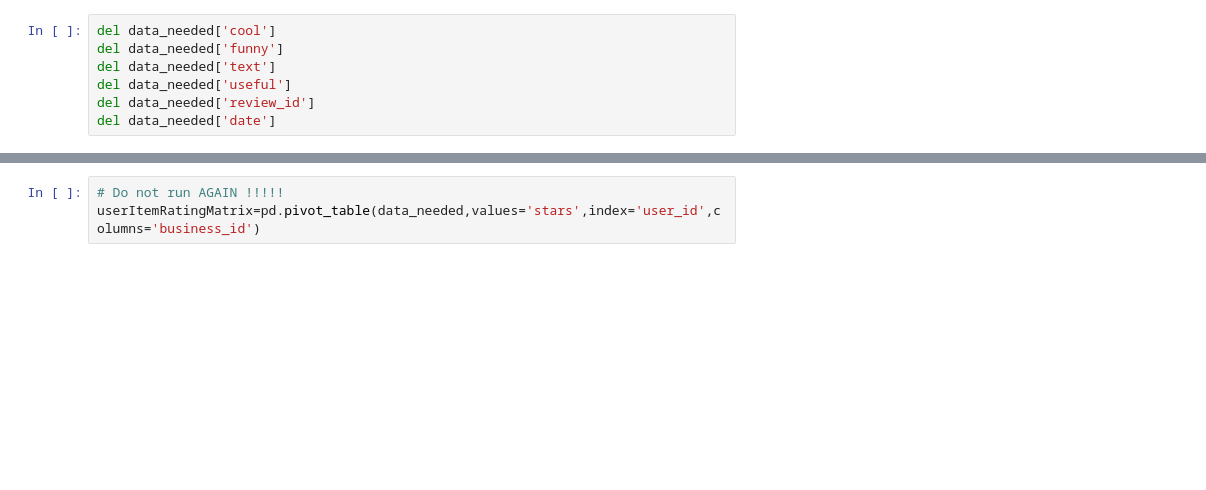
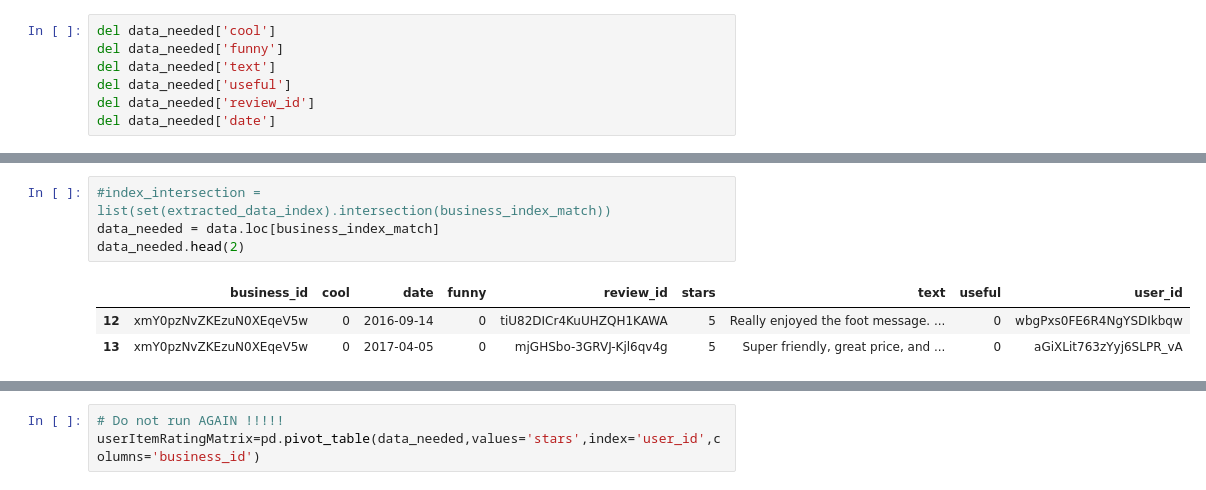
Before and after one commit to toriqyan/IR_project, a Jupyter notebook: User_Collaborative_Filtering.ipynb, the cells around one changed output, grey strips where cells are left out. Saved outputs shown, nothing was run; the diff lists cells and outputs as text; blank space fills up the shorter version.

```diff
--- a/User_Collaborative_Filtering.ipynb
+++ b/User_Collaborative_Filtering.ipynb
@@ -137,0 +117,8 @@ data_needed.head()
+# %%
+#index_intersection = list(set(extracted_data_index).intersection(business_index_match))
+data_needed = data.loc[business_index_match]
+data_needed.head(2)
+# %% [output]
+|  | business_id | cool | date | funny | review_id | stars | text | useful | user_id |
+| 12 | xmY0pzNvZKEzuN0XEqeV5w | 0 | 2016-09-14 | 0 | tiU82DICr4KuUHZQH1KAWA | 5 | Really enjoyed the foot message. ... | 0 | wbgPxs0FE6R4NgYSDIkbqw |
+| 13 | xmY0pzNvZKEzuN0XEqeV5w | 0 | 2017-04-05 | 0 | mjGHSbo-3GRVJ-Kjl6qv4g | 5 | Super friendly, great price, and ... | 0 | aGiXLit763zYyj6SLPR_vA |
```
Also changed, not shown: parts of 37 cells of this notebook.
